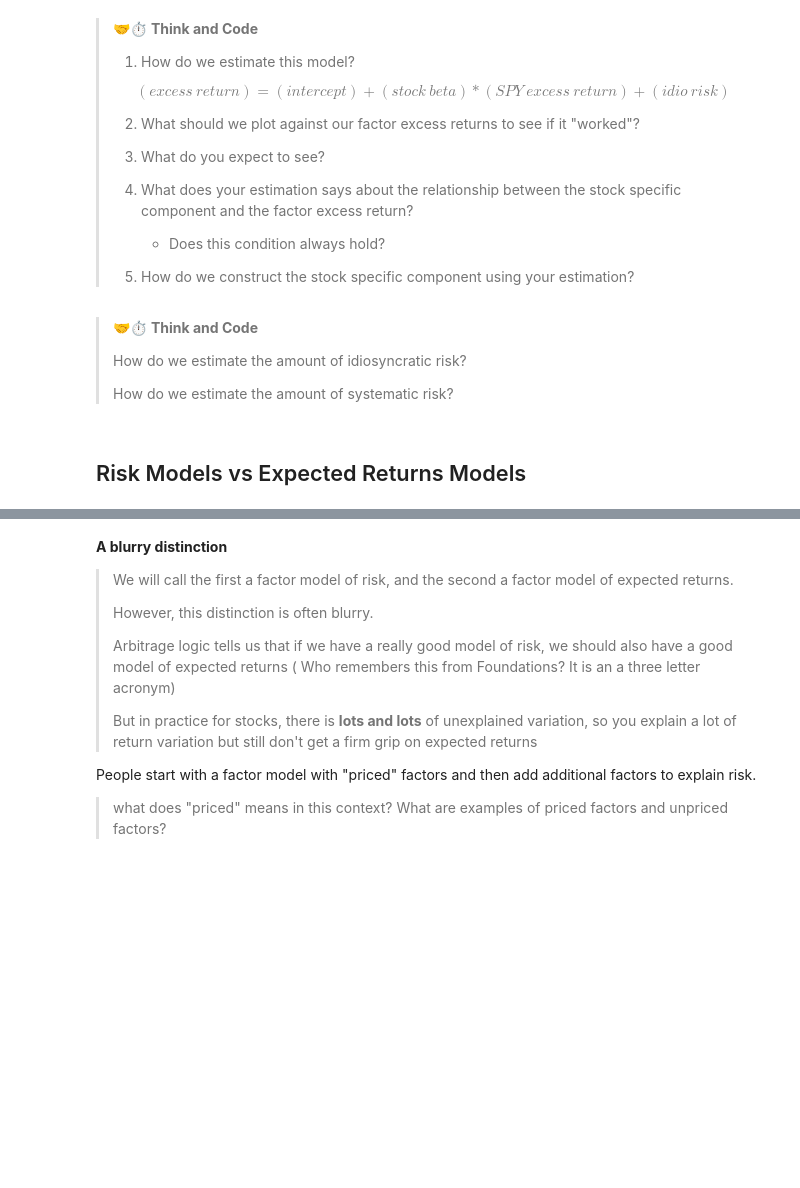
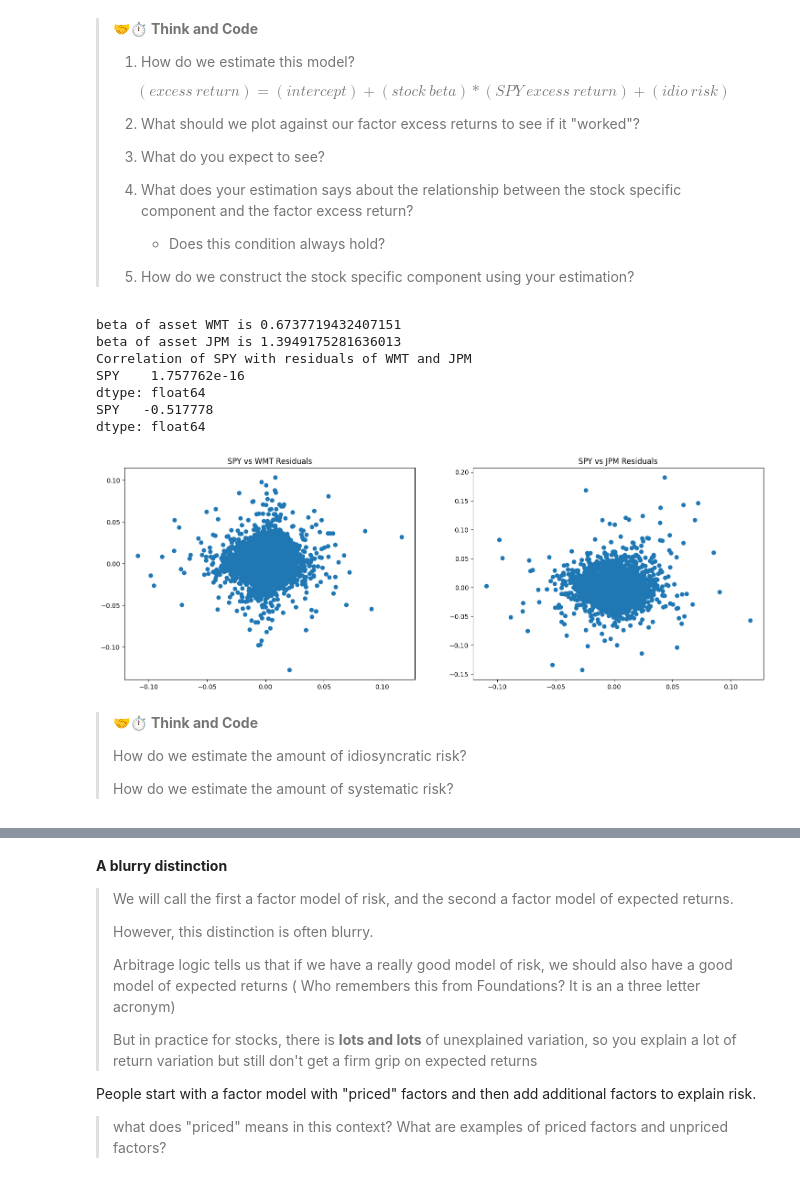
Before and after one commit to SnazzyBeatle115/UG54, a Jupyter notebook: chapters/Finance/FactorModels.ipynb, the cells around one changed output, grey strips where cells are left out. Drawn from its saved outputs; the diff is of its cells as text; code cells hidden in the pictures; blank space fills up the shorter version.

```diff
--- a/chapters/Finance/FactorModels.ipynb
+++ b/chapters/Finance/FactorModels.ipynb
@@ -188,41 +193,48 @@ Done
 
 
 fig, axes = plt.subplots(1, 2, figsize=(18,6))
 import statsmodels.formula.api as smf
 _temp= df_re.dropna(subset=['SPY', 'WMT'])
 
 
 model = smf.ols(formula='WMT~SPY',data=_temp).fit()
 intercept_wmt, beta_wmt = model.params
 print(f'beta of asset WMT is {beta_wmt}')
 
 
 
 
 axes[0].scatter(x=df_re['SPY'], y=(df_re['WMT']-beta_wmt*df_re['SPY']))
 axes[0].set_title('SPY vs WMT Residuals')
 
 
 model = smf.ols(formula='JPM~SPY',data=_temp).fit()
 intercept_jpm, beta_jpm = model.params
 print(f'beta of asset JPM is {beta_jpm}')
 
 
 
 
-axes[0].scatter(x=df_re['SPY'], y=(df_re['JPM']-beta_jpm*df_re['SPY']))
-axes[0].set_title('SPY vs JPM Residuals')
+axes[1].scatter(x=df_re['SPY'], y=(df_re['JPM']-beta_jpm*df_re['SPY']))
+axes[1].set_title('SPY vs JPM Residuals')
 
 
 print('Correlation of SPY with residuals of WMT and JPM')
 print(df_re[['SPY']].corrwith(df_re['JPM']-beta_jpm*df_re['SPY']))
 print(df_re[['SPY']].corrwith(df_re['WMT']-beta_jpm*df_re['SPY']))
+# %% [output]
+beta of asset WMT is 0.6737719432407151
+beta of asset JPM is 1.3949175281636013
+Correlation of SPY with residuals of WMT and JPM
+SPY    1.757762e-16
+dtype: float64
+SPY   -0.517778
+dtype: float64
+[figure, added]
 # %% [markdown]
 >🤝⏱️ **Think and Code**
 >
 > How do we estimate the amount of idiosyncratic risk?
 >
 > How do we estimate the amount of systematic risk?
-# %% [markdown]
-##  Risk Models vs Expected Returns Models
 # %% [markdown]
```
Also changed, not shown: parts of 38 cells of this notebook.
